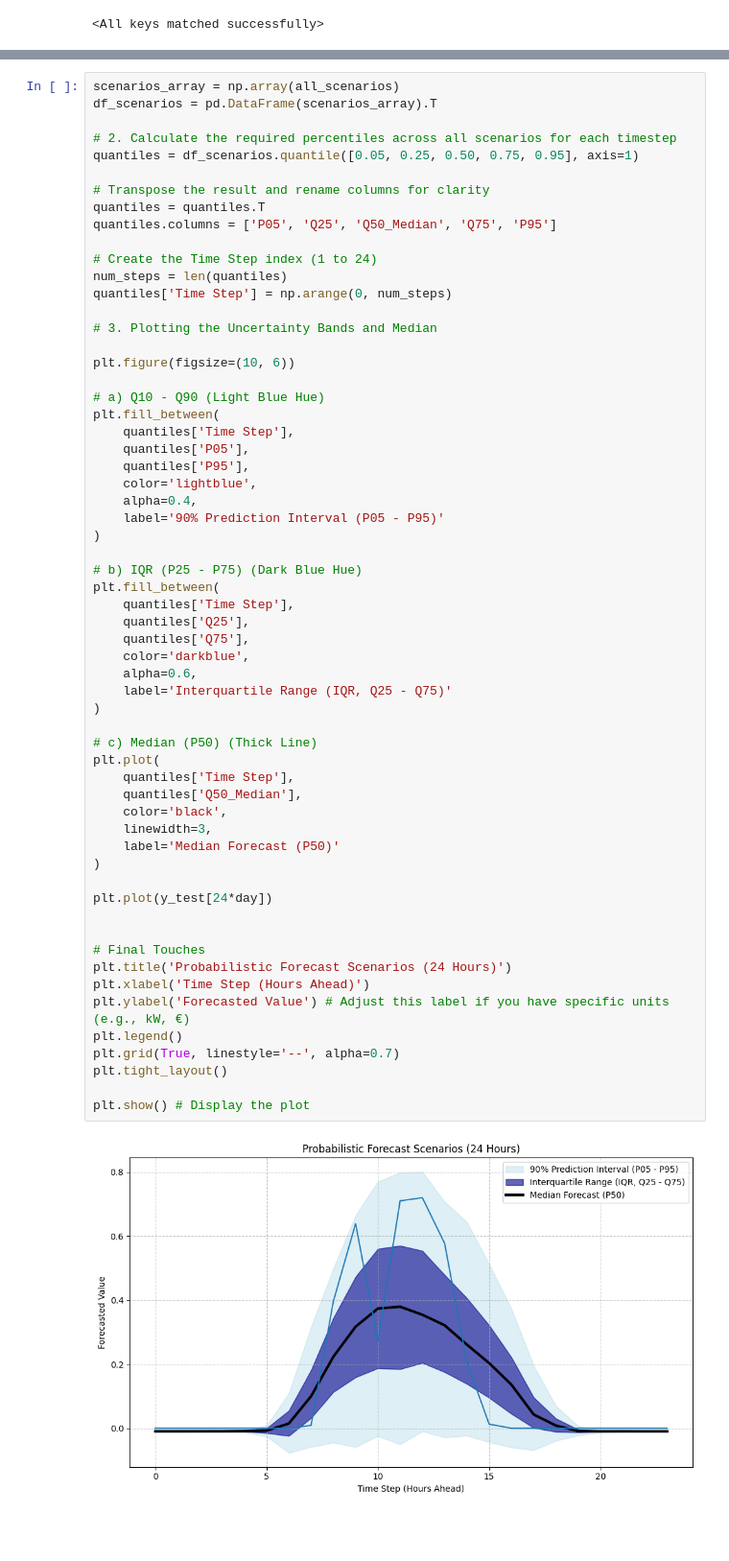
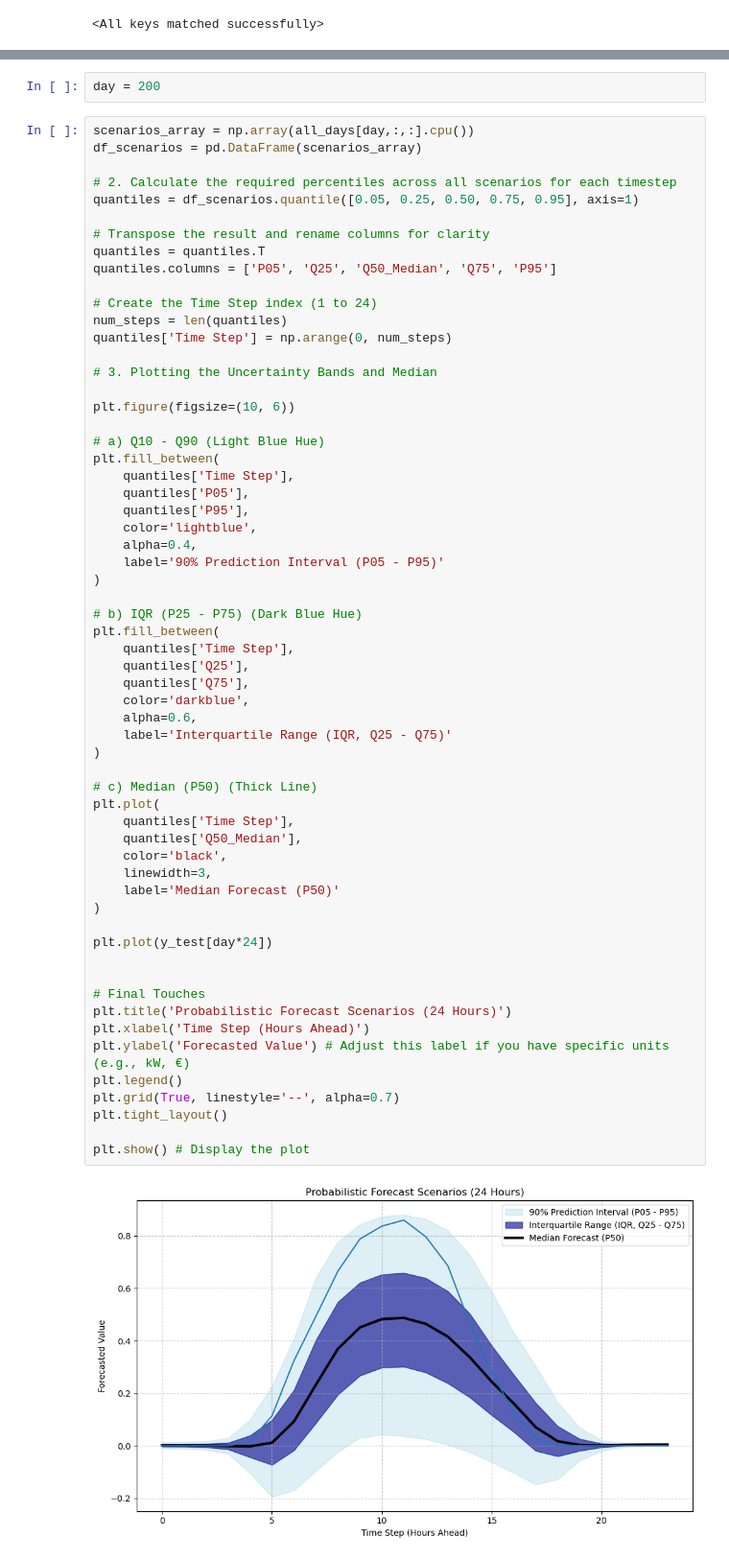
Before and after one commit to Joris-Dprtr/stochastic_programming, a Jupyter notebook: toy_example.ipynb, the cells around one changed output, grey strips where cells are left out. Shown at 96% size. Drawn from its saved outputs; the diff is of its cells as text; blank space fills up the shorter version.

```diff
--- a/toy_example.ipynb
+++ b/toy_example.ipynb
@@ -216,6 +239,8 @@ Generated 1000 scenarios, each with 24 time steps.
+# %%
+day = 200
 # %%
-scenarios_array = np.array(all_scenarios)
-df_scenarios = pd.DataFrame(scenarios_array).T
+scenarios_array = np.array(all_days[day,:,:].cpu())
+df_scenarios = pd.DataFrame(scenarios_array)
 
 # 2. Calculate the required percentiles across all scenarios for each timestep
 quantiles = df_scenarios.quantile([0.05, 0.25, 0.50, 0.75, 0.95], axis=1)
@@ -246,35 +271,35 @@ plt.fill_between(
 plt.fill_between(
     quantiles['Time Step'],
     quantiles['Q25'],
     quantiles['Q75'],
     color='darkblue',
     alpha=0.6,
     label='Interquartile Range (IQR, Q25 - Q75)'
 )
 
 # c) Median (P50) (Thick Line)
 plt.plot(
     quantiles['Time Step'],
     quantiles['Q50_Median'],
     color='black',
     linewidth=3,
     label='Median Forecast (P50)'
 )
 
-plt.plot(y_test[24*day])
+plt.plot(y_test[day*24])
 
 
 # Final Touches
 plt.title('Probabilistic Forecast Scenarios (24 Hours)')
 plt.xlabel('Time Step (Hours Ahead)')
 plt.ylabel('Forecasted Value') # Adjust this label if you have specific units (e.g., kW, €)
 plt.legend()
 plt.grid(True, linestyle='--', alpha=0.7)
 plt.tight_layout()
 
 plt.show() # Display the plot
 # %% [output]
-[figure, old version]
+[figure, new version]
 # %%
 # 1. Set the figure size for better display of 24 boxplots
 plt.figure(figsize=(15, 6))
```
Also changed, not shown: parts of 33 cells of this notebook, 1 other file.
